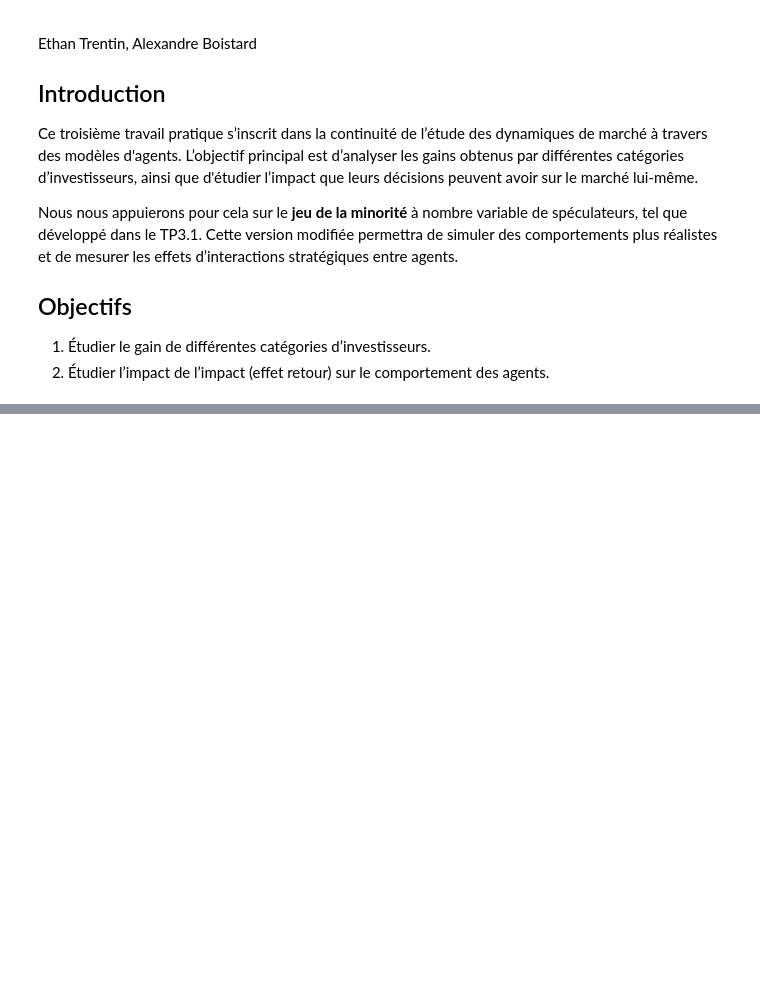
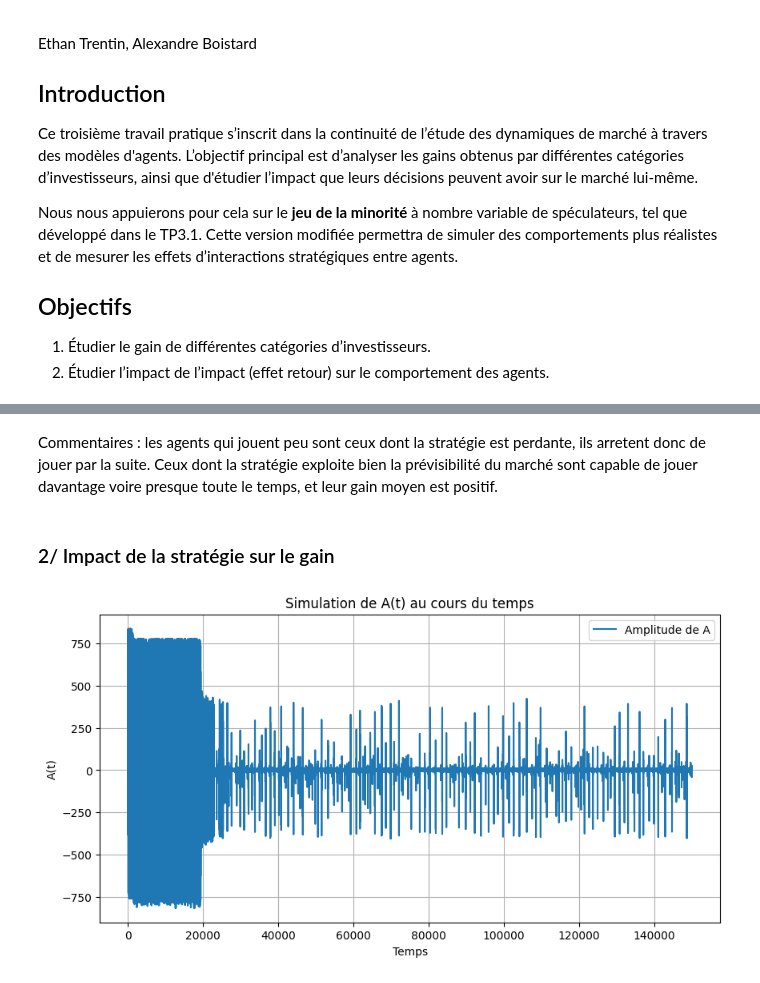
Before and after one commit to ethantrentin/Markets-Physic, a Jupyter notebook: TP_3.3_ABM.ipynb, the cells around one changed output, grey strips where cells are left out. Saved outputs shown, nothing was run; the diff lists cells and outputs as text; code cells hidden in the pictures; blank space fills up the shorter version.

```diff
--- a/TP_3.3_ABM.ipynb
+++ b/TP_3.3_ABM.ipynb
@@ -143,0 +198,24 @@ plot_simulation(initialize, Ns, P, Np, M, T, epsilon)
+# %% [markdown]
+Commentaires : les agents qui jouent peu sont ceux dont la stratégie est
+perdante, ils arretent donc de jouer par la suite. Ceux dont la stratégie
+exploite bien la prévisibilité du marché sont capable de jouer davantage
+voire presque toute le temps, et leur gain moyen est positif.
+# %% [markdown]
+### 2/ Impact de la stratégie sur le gain
+# %%
+## on choisit des paramètres pour un A(t) instable
+
+# Définissons maintenant les paramètres du jeu qui ne changeront pas
+P = 16 # Le nombre d'états possibles mu, doit être compris dans [10,20] et doit être une puissance de 2.
+Np = 16 # Le nombre d'autres agents
+M = 3 # La taille de la mémoire (le nombre de signes de A(t) que l'on considère dans la mise à jour de mu dans la première méthode, mais que nous n'allons pas développer ici)
+
+# Les prochains paramètres vont évoluer au cours du notebook
+T = 150000 # L'horizon temporel
+Ns = P*100 # Le nombre de spéculateurs
+epsilon = 0.01 # La performance minimale pour continuer de participer au jeu
+
+# Déjà, nous allons afficher la simulation pour les paramètres précédents définis.
+plot_simulation(initialize, Ns, P, Np, M, T, epsilon)
+# %% [output]
+[figure, added]
```
Also changed, not shown: parts of 13 cells of this notebook.
